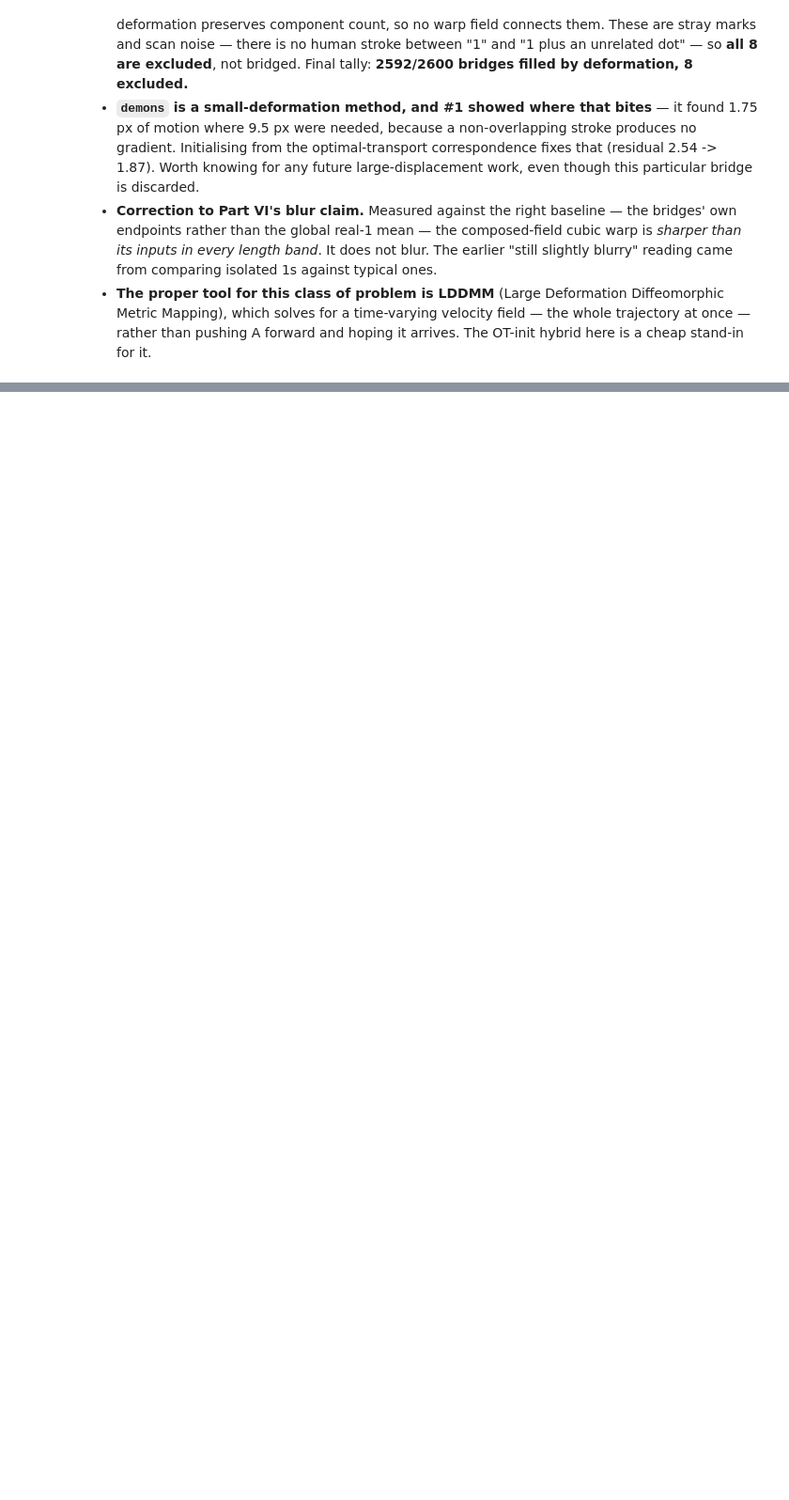
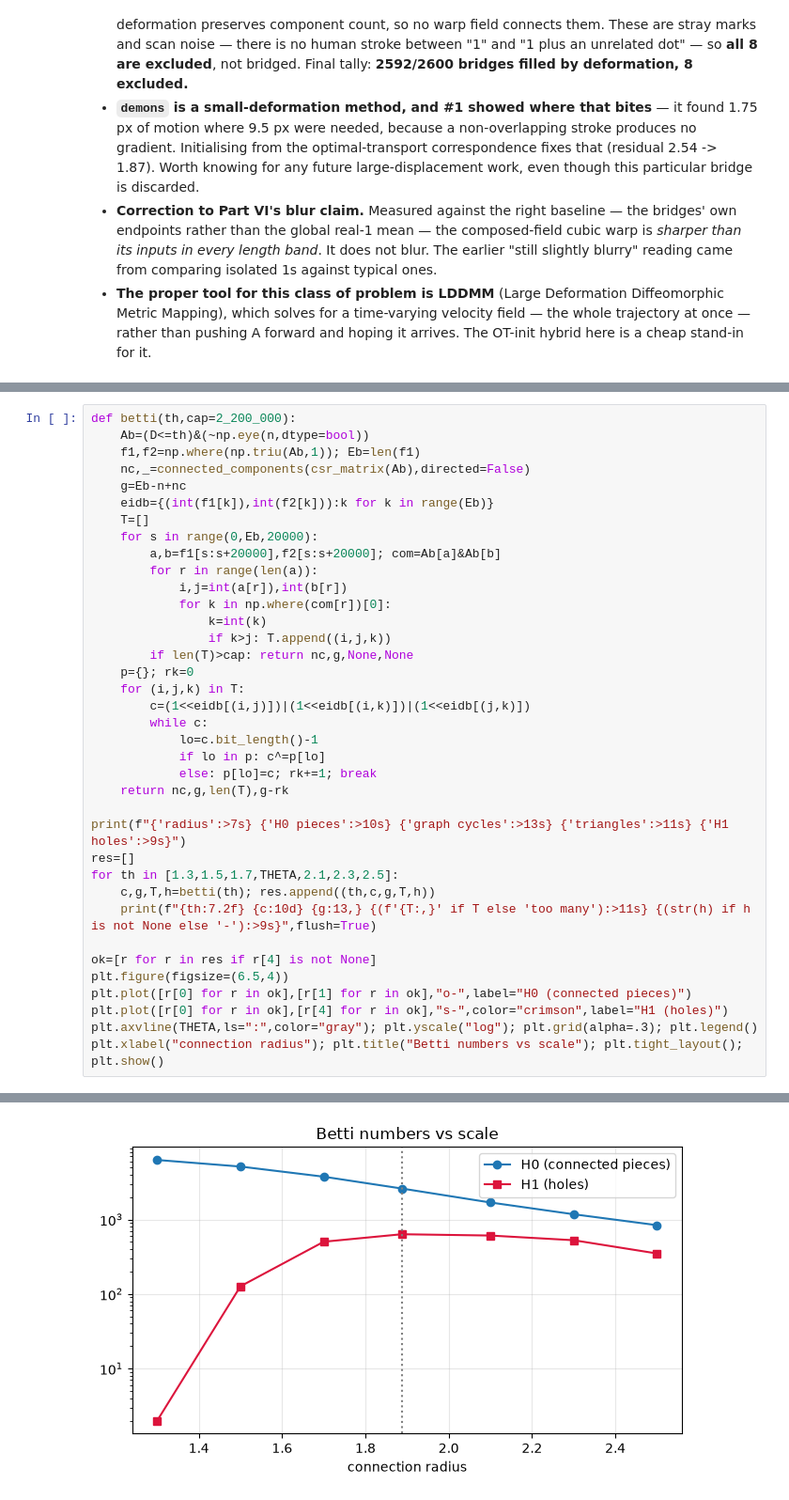
Before and after one commit to Antel0pe/ReversingEmbeddings, a Jupyter notebook: OnesManifold.ipynb, the cells around one changed output, grey strips where cells are left out. Shown at 94% size. Drawn from its saved outputs; the diff is of its cells as text; blank space fills up the shorter version.

```diff
--- a/OnesManifold.ipynb
+++ b/OnesManifold.ipynb
@@ -1528,0 +1894,38 @@ global real unseen 1s: TV/ink 1.050
+# %%
+def betti(th,cap=2_200_000):
+    Ab=(D<=th)&(~np.eye(n,dtype=bool))
+    f1,f2=np.where(np.triu(Ab,1)); Eb=len(f1)
+    nc,_=connected_components(csr_matrix(Ab),directed=False)
+    g=Eb-n+nc
+    eidb={(int(f1[k]),int(f2[k])):k for k in range(Eb)}
+    T=[]
+    for s in range(0,Eb,20000):
+        a,b=f1[s:s+20000],f2[s:s+20000]; com=Ab[a]&Ab[b]
+        for r in range(len(a)):
+            i,j=int(a[r]),int(b[r])
+            for k in np.where(com[r])[0]:
+                k=int(k)
+                if k>j: T.append((i,j,k))
+        if len(T)>cap: return nc,g,None,None
+    p={}; rk=0
+    for (i,j,k) in T:
+        c=(1<<eidb[(i,j)])|(1<<eidb[(i,k)])|(1<<eidb[(j,k)])
+        while c:
+            lo=c.bit_length()-1
+            if lo in p: c^=p[lo]
+            else: p[lo]=c; rk+=1; break
+    return nc,g,len(T),g-rk
+
+print(f"{'radius':>7s} {'H0 pieces':>10s} {'graph cycles':>13s} {'triangles':>11s} {'H1 holes':>9s}")
+res=[]
+for th in [1.3,1.5,1.7,THETA,2.1,2.3,2.5]:
+    c,g,T,h=betti(th); res.append((th,c,g,T,h))
+    print(f"{th:7.2f} {c:10d} {g:13,} {(f'{T:,}' if T else 'too many'):>11s} {(str(h) if h is not None else '-'):>9s}",flush=True)
+
+ok=[r for r in res if r[4] is not None]
+plt.figure(figsize=(6.5,4))
+plt.plot([r[0] for r in ok],[r[1] for r in ok],"o-",label="H0 (connected pieces)")
+plt.plot([r[0] for r in ok],[r[4] for r in ok],"s-",color="crimson",label="H1 (holes)")
+plt.axvline(THETA,ls=":",color="gray"); plt.yscale("log"); plt.grid(alpha=.3); plt.legend()
+plt.xlabel("connection radius"); plt.title("Betti numbers vs scale"); plt.tight_layout(); plt.show()
+# %% [output]
@@ -1528,0 +1940 @@ global real unseen 1s: TV/ink 1.050
+[figure, added]
```
Also changed, not shown: parts of 29 cells of this notebook, 1 other file.
